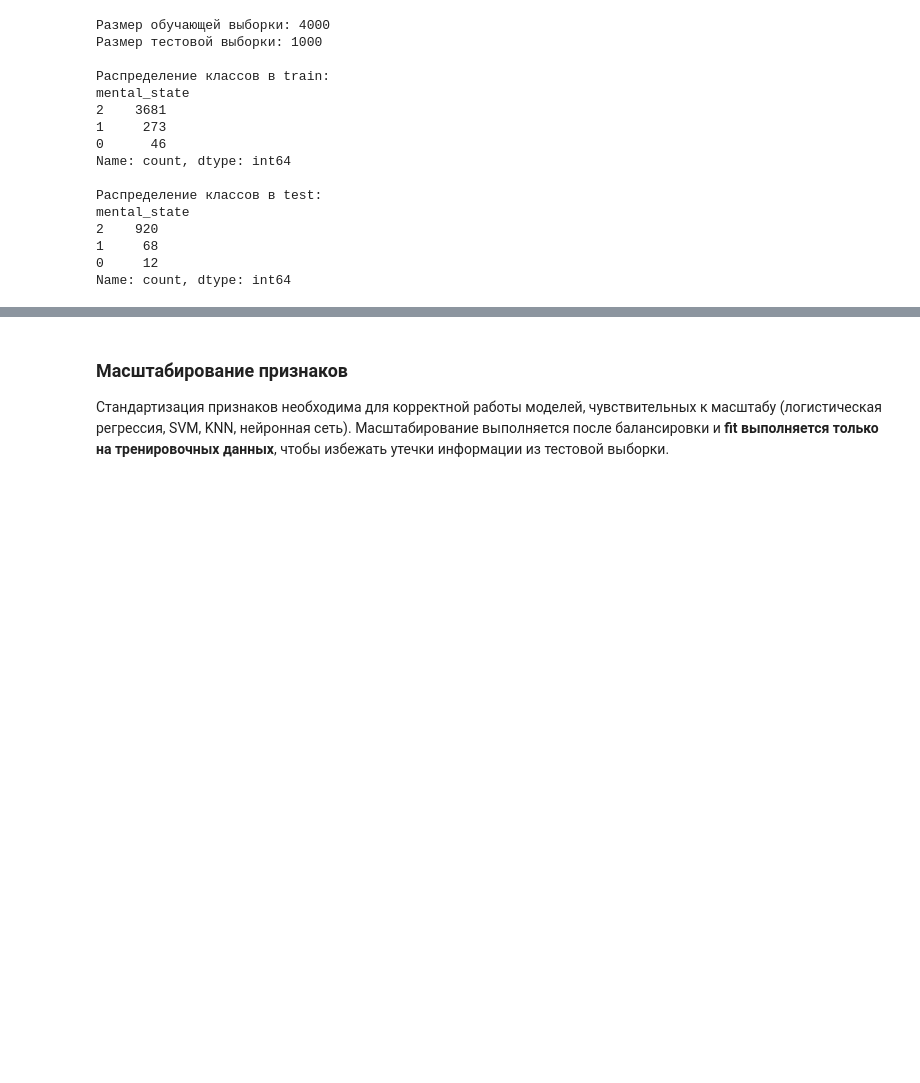
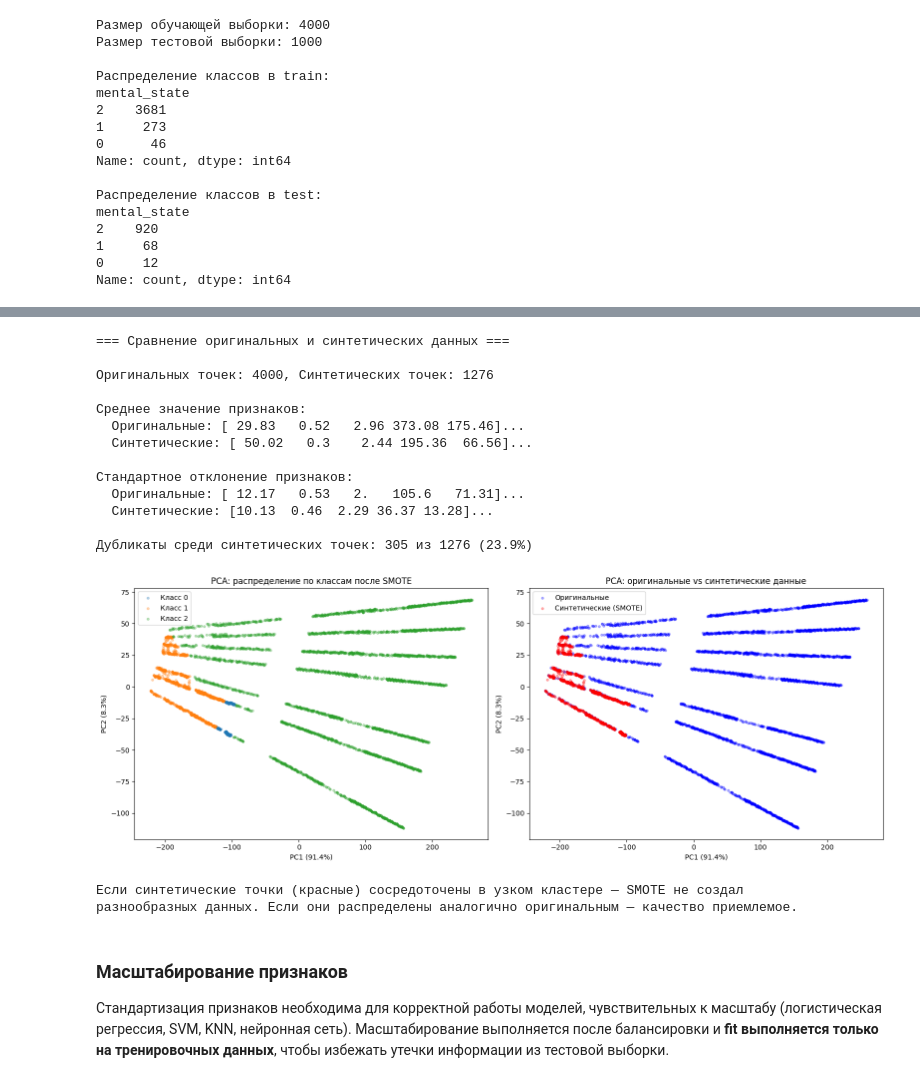
Before and after one commit to foboskd/socmedmental, a Jupyter notebook: socmenthelth.ipynb, the cells around one changed output, grey strips where cells are left out. Cells and saved outputs as stored; diff of their text form; code cells hidden in the pictures; blank space fills up the shorter version.

```diff
--- a/socmenthelth.ipynb
+++ b/socmenthelth.ipynb
@@ -591,3 +646,82 @@ Name: count, dtype: int64
+# %%
+# Проверка качества сгенерированных SMOTE данных
+from sklearn.decomposition import PCA
+
+# Разделяем оригинальные и синтетические данные
+n_original = X_train.shape[0]
+X_original = X_train_bal[:n_original]
+X_synthetic = X_train_bal[n_original:]
+y_original = y_train_bal[:n_original]
+y_synthetic = y_train_bal[n_original:]
+
+print("=== Сравнение оригинальных и синтетических данных ===\n")
+print(f"Оригинальных точек: {len(X_original)}, Синтетических точек: {len(X_synthetic)}")
+
+if len(X_synthetic) > 0:
+    # Статистики по признакам
+    orig_df = pd.DataFrame(X_original, columns=X.columns) if hasattr(X_original, 'columns') else pd.DataFrame(X_original)
+    synth_df = pd.DataFrame(X_synthetic, columns=X.columns) if len(X_synthetic) > 0 else None
+
+    if synth_df is not None and len(synth_df) > 0:
+        print("\nСреднее значение признаков:")
+        print(f"  Оригинальные: {orig_df.mean().values[:5].round(2)}...")
+        print(f"  Синтетические: {synth_df.mean().values[:5].round(2)}...")
+
+        print("\nСтандартное отклонение признаков:")
+        print(f"  Оригинальные: {orig_df.std().values[:5].round(2)}...")
+        print(f"  Синтетические: {synth_df.std().values[:5].round(2)}...")
+
+        # Проверка на дубликаты среди синтетических точек
+        n_duplicates = synth_df.duplicated().sum()
+        print(f"\nДубликаты среди синтетических точек: {n_duplicates} из {len(synth_df)} ({n_duplicates/len(synth_df)*100:.1f}%)")
+
+# PCA-визуализация: оригинальные vs синтетические
+pca = PCA(n_components=2)
+X_all_bal = X_train_bal.values if hasattr(X_train_bal, 'values') else X_train_bal
+X_pca = pca.fit_transform(X_all_bal)
+
+fig, axes = plt.subplots(1, 2, figsize=(16, 6))
+
+# Левый график: по классам
+for cls in np.unique(y_train_bal):
+    mask = y_train_bal == cls
+    axes[0].scatter(X_pca[mask, 0], X_pca[mask, 1], alpha=0.3, s=10, label=f'Класс {cls}')
+axes[0].set_title('PCA: распределение по классам после SMOTE')
+axes[0].set_xlabel(f'PC1 ({pca.explained_variance_ratio_[0]*100:.1f}%)')
+axes[0].set_ylabel(f'PC2 ({pca.explained_variance_ratio_[1]*100:.1f}%)')
+axes[0].legend()
+
+# Правый график: оригинальные vs синтетические
+is_original = np.array([True]*n_original + [False]*(len(X_train_bal)-n_original))
+axes[1].scatter(X_pca[is_original, 0], X_pca[is_original, 1], alpha=0.3, s=10, label='Оригинальные', color='blue')
+axes[1].scatter(X_pca[~is_original, 0], X_pca[~is_original, 1], alpha=0.3, s=10, label='Синтетические (SMOTE)', color='red')
+axes[1].set_title('PCA: оригинальные vs синтетические данные')
+axes[1].set_xlabel(f'PC1 ({pca.explained_variance_ratio_[0]*100:.1f}%)')
+axes[1].set_ylabel(f'PC2 ({pca.explained_variance_ratio_[1]*100:.1f}%)')
+axes[1].legend()
+
+plt.tight_layout()
+plt.show()
+
+print("\nЕсли синтетические точки (красные) сосредоточены в узком кластере — SMOTE не создал")
+print("разнообразных данных. Если они распределены аналогично оригинальным — качество приемлемое.")
+# %% [output]
+=== Сравнение оригинальных и синтетических данных ===
+
+Оригинальных точек: 4000, Синтетических точек: 1276
+
+Среднее значение признаков:
+  Оригинальные: [ 29.83   0.52   2.96 373.08 175.46]...
+  Синтетические: [ 50.02   0.3    2.44 195.36  66.56]...
+
+Стандартное отклонение признаков:
+  Оригинальные: [ 12.17   0.53   2.   105.6   71.31]...
+  Синтетические: [10.13  0.46  2.29 36.37 13.28]...
+
+Дубликаты среди синтетических точек: 305 из 1276 (23.9%)
+[figure, added]
+Если синтетические точки (красные) сосредоточены в узком кластере — SMOTE не создал
+разнообразных данных. Если они распределены аналогично оригинальным — качество приемлемое.
 # %% [markdown]
 ### Масштабирование признаков
 
```
Also changed, not shown: parts of 21 cells of this notebook.
